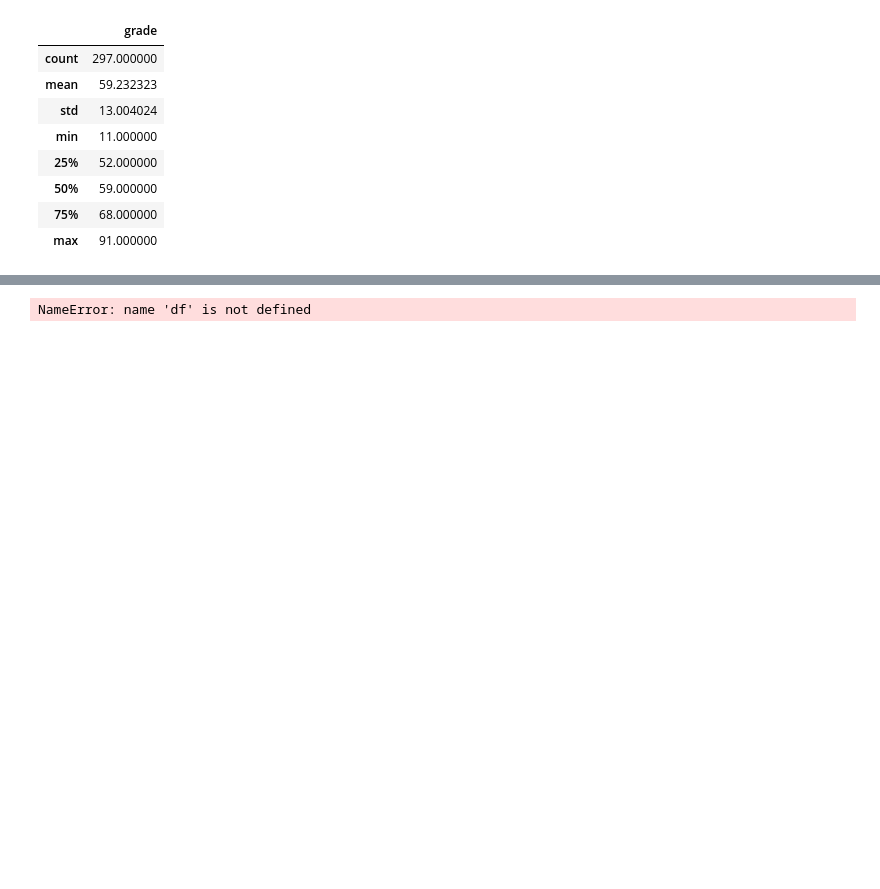
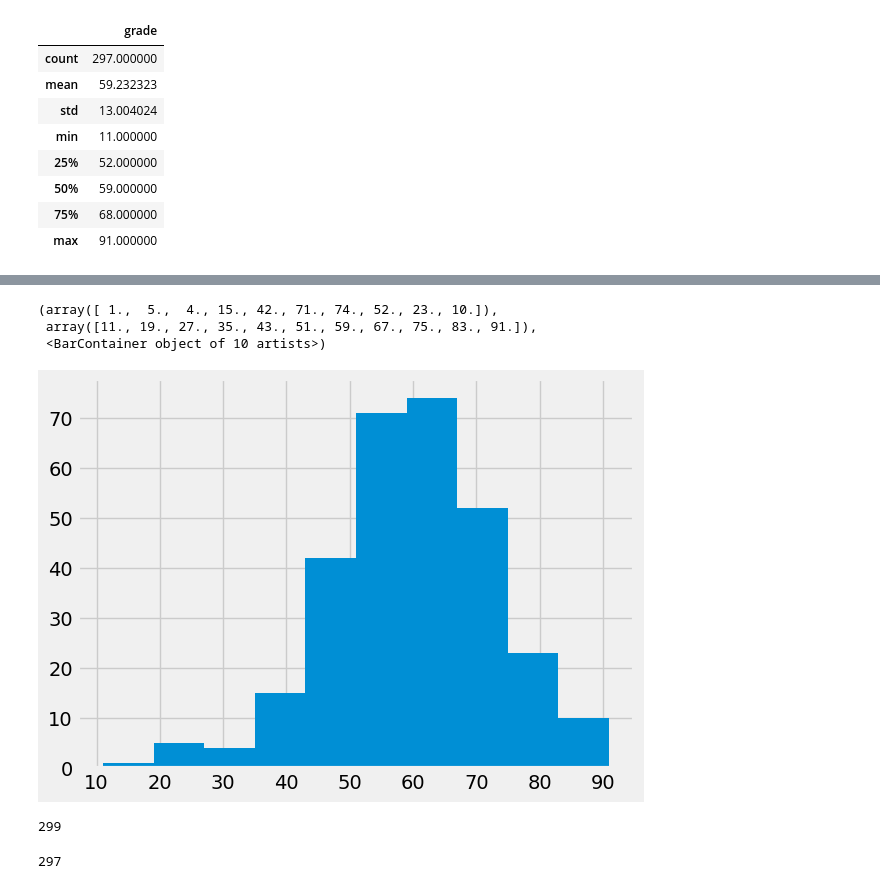
Before and after one commit to LouisObinabo/student-grades-report, a Jupyter notebook: Fundamentals of Data Science-Assignment.ipynb, the cells around one changed output, grey strips where cells are left out. Saved outputs shown, nothing was run; the diff lists cells and outputs as text; code cells hidden in the pictures; blank space fills up the shorter version.

```diff
--- a/Fundamentals of Data Science-Assignment.ipynb
+++ b/Fundamentals of Data Science-Assignment.ipynb
@@ -116,4 +152,20 @@ df_2024.describe()
+# %%
+plt.style.use("fivethirtyeight")
+plt.hist(df_2024['grade'])
+# %% [output]
+(array([ 1.,  5.,  4., 15., 42., 71., 74., 52., 23., 10.]),
+ array([11., 19., 27., 35., 43., 51., 59., 67., 75., 83., 91.]),
+ <BarContainer object of 10 artists>)
+[figure, added]
+# %%
+np.sum(df_2020['frequency'])
+# %% [output]
+299
+# %%
+len(df_2024.index)
+# %% [output]
+297
 # %%
-df
+def plot_histogram_2020():
+    plt.style.use("fivethirtyeight")
+    ...
-# %% [output]
-NameError: name 'df' is not defined
```
Also changed, not shown: parts of 8 cells of this notebook, 1 other file.
